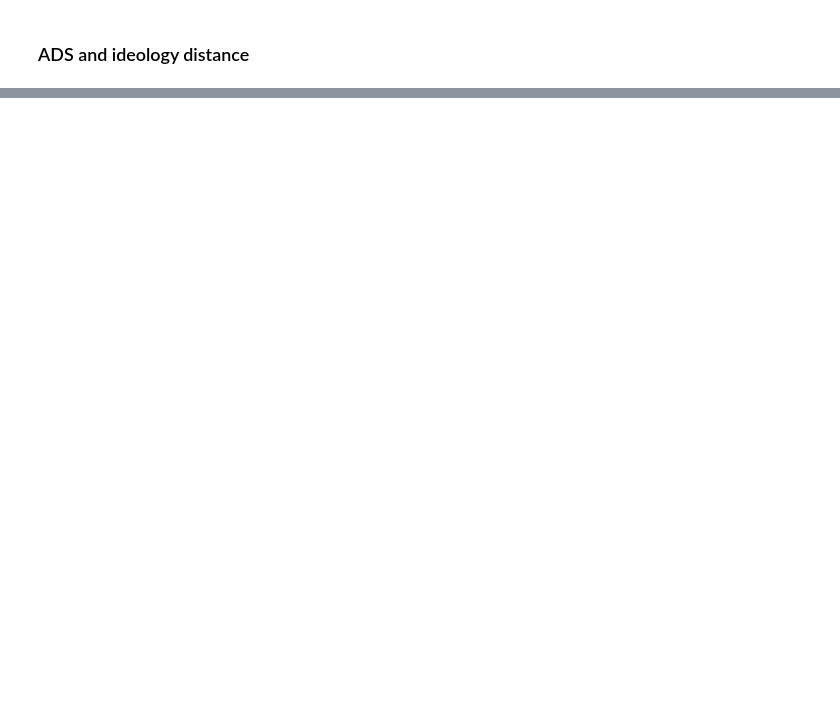
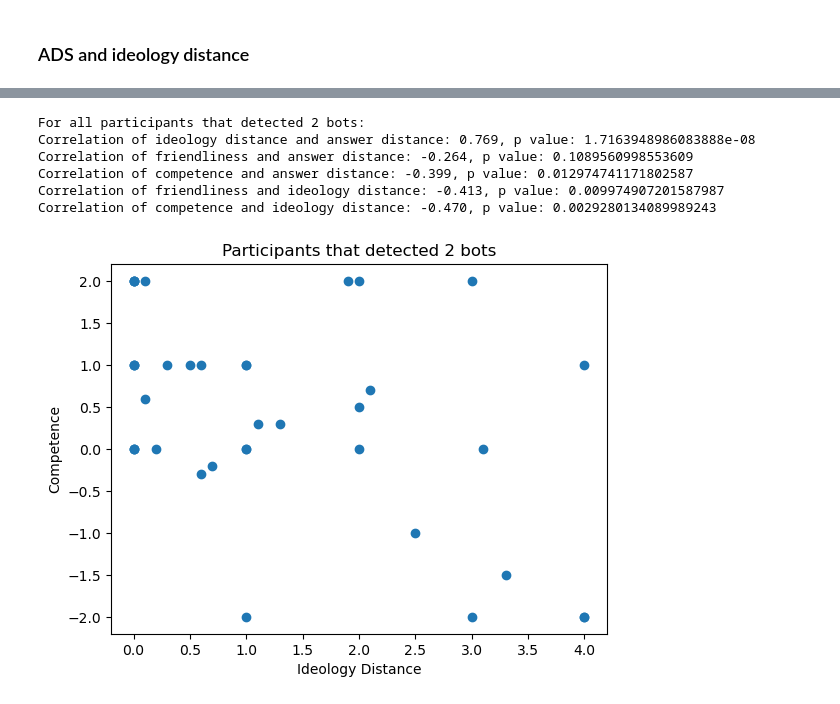
Before and after one commit to yindeqiang/Online-Politicization-Experiment-Website, a Jupyter notebook: data_analysis/pilot_1.ipynb, the cells around one changed output, grey strips where cells are left out. Saved outputs shown, nothing was run; the diff lists cells and outputs as text; code cells hidden in the pictures; blank space fills up the shorter version.

```diff
--- a/data_analysis/pilot_1.ipynb
+++ b/data_analysis/pilot_1.ipynb
@@ -171,0 +320,38 @@ df['answer_distance_sum'] = df.apply(cal_ans_dis_sum, axis=1)
+# %%
+print("\nFor all participants that detected 2 bots:")
+df_bot_detected = df[df['bot_detected'] == 2]
+answer_distance_sum = get_data(df_bot_detected, 'answer_distance_sum')
+ideology_distance = get_data(df_bot_detected, 'ideology_distance')
+friendliness = get_data(df_bot_detected, 'friendliness')
+competence = get_data(df_bot_detected, 'competence')
+corr_coefficient, p_value = pearsonr(ideology_distance, answer_distance_sum)
+print(f"Correlation of ideology distance and answer distance: {corr_coefficient:.3f}, p value: {p_value}")
+corr_coefficient, p_value = pearsonr(friendliness, answer_distance_sum)
+print(f"Correlation of friendliness and answer distance: {corr_coefficient:.3f}, p value: {p_value}")
+corr_coefficient, p_value = pearsonr(competence, answer_distance_sum)
+print(f"Correlation of competence and answer distance: {corr_coefficient:.3f}, p value: {p_value}")
+corr_coefficient, p_value = pearsonr(friendliness, ideology_distance)
+print(f"Correlation of friendliness and ideology distance: {corr_coefficient:.3f}, p value: {p_value}")
+corr_coefficient, p_value = pearsonr(competence, ideology_distance)
+print(f"Correlation of competence and ideology distance: {corr_coefficient:.3f}, p value: {p_value}")
+
+plt.title("Participants that detected 2 bots")
+plt.xlabel("Ideology Distance")
+plt.ylabel("Friendliness")
+plt.scatter(ideology_distance, friendliness)
+plt.savefig("2_friendliness.jpg")
+
+plt.clf()
+plt.title("Participants that detected 2 bots")
+plt.xlabel("Ideology Distance")
+plt.ylabel("Competence")
+plt.scatter(ideology_distance, competence)
+plt.savefig("2_competence.jpg")
+# %% [output]
+For all participants that detected 2 bots:
+Correlation of ideology distance and answer distance: 0.769, p value: 1.7163948986083888e-08
+Correlation of friendliness and answer distance: -0.264, p value: 0.1089560998553609
+Correlation of competence and answer distance: -0.399, p value: 0.012974741171802587
+Correlation of friendliness and ideology distance: -0.413, p value: 0.009974907201587987
+Correlation of competence and ideology distance: -0.470, p value: 0.0029280134089989243
+[figure, added]
```
Also changed, not shown: parts of 9 cells of this notebook, 6 other files.
